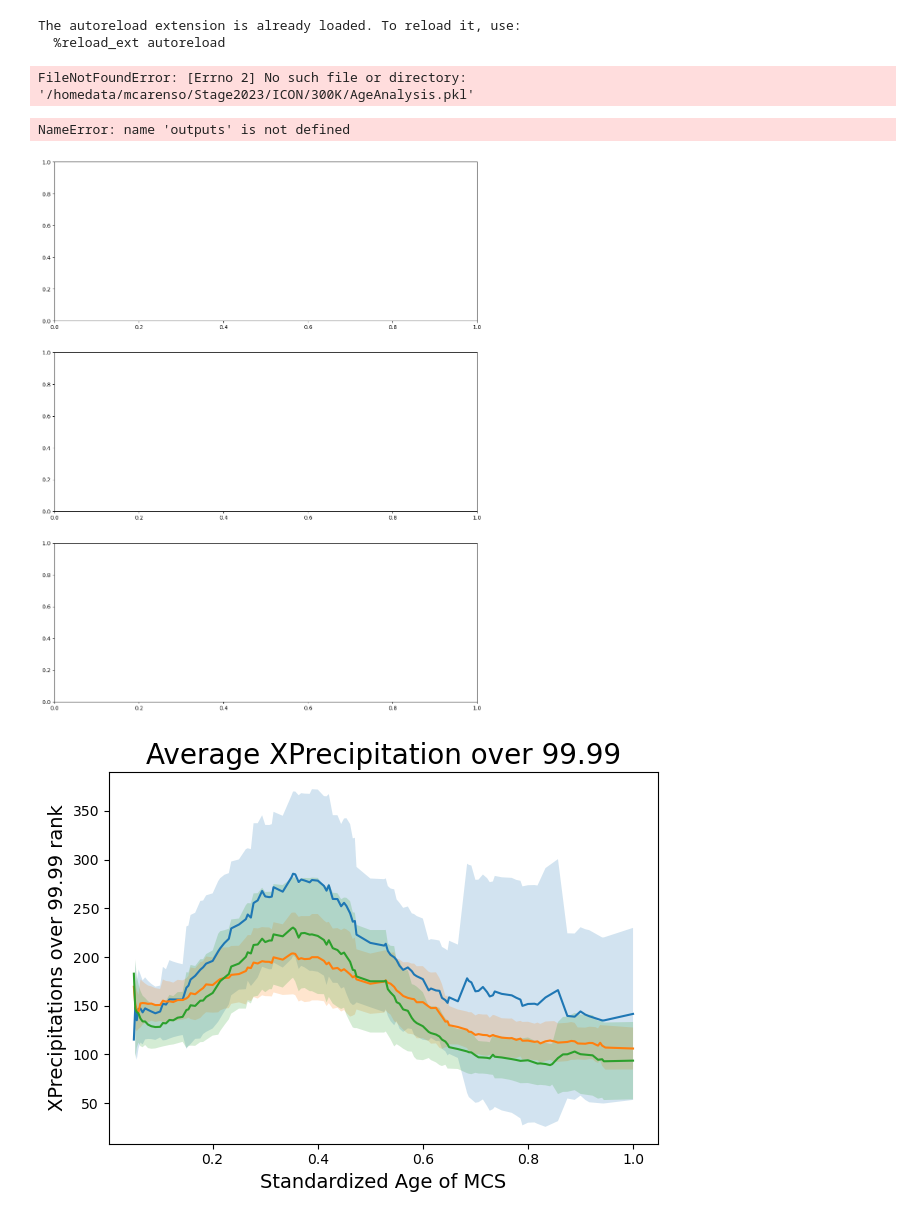
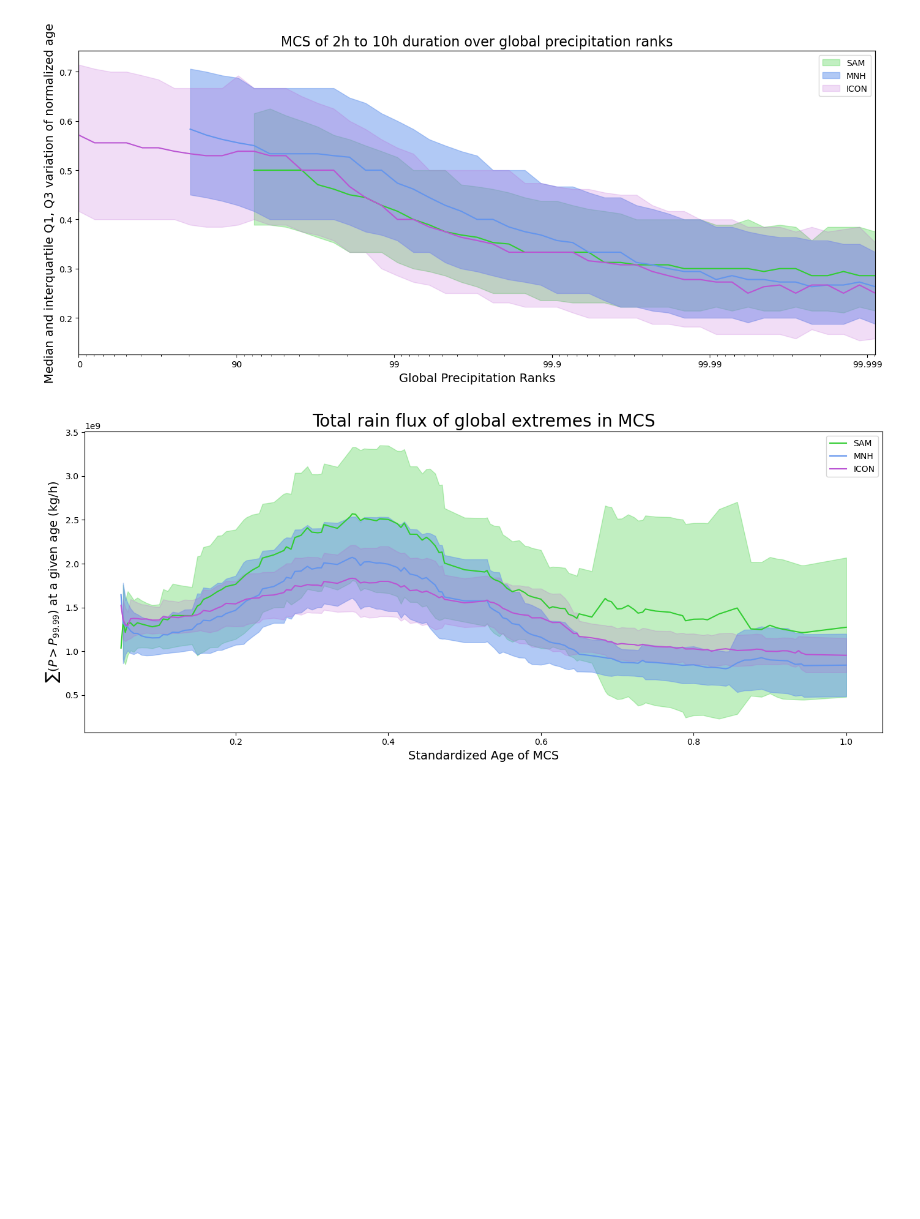
Before and after one commit to bfildier/stage-2023-multiscale-extremes, a Jupyter notebook: scripts/Figures_3simulations.ipynb, the cells around one changed output. Saved outputs shown, nothing was run; the diff lists cells and outputs as text; code cells hidden in the pictures; blank space fills up the shorter version.

```diff
--- a/scripts/Figures_3simulations.ipynb
+++ b/scripts/Figures_3simulations.ipynb
@@ -10,12 +10,8 @@ from myImports import *
 output_SAM = pickle.load(open("/homedata/mcarenso/Stage2023/SAM/300K/AgeAnalysis.pkl", "rb"))
 output_ICON = pickle.load(open("/homedata/mcarenso/Stage2023/ICON/300K/AgeAnalysis.pkl", "rb"))
 output_MESONH = pickle.load(open("/homedata/mcarenso/Stage2023/MESONH/300K/AgeAnalysis.pkl", "rb"))
-outputs = [output_SAM, output_ICON, output_MESONH]
+outputs = [output_SAM, output_MESONH, output_ICON]
 #Ages_over_bins, Ages_of_Xprecip, Xprecip_over_ages, Xprecip_counts, Ages_per_duration in each output
-# %% [output]
-The autoreload extension is already loaded. To reload it, use:
-  %reload_ext autoreload
-FileNotFoundError: [Errno 2] No such file or directory: '/homedata/mcarenso/Stage2023/ICON/300K/AgeAnalysis.pkl'
 # %%
 figures_SAM_path = "/homedata/mcarenso/Stage2023/SAM/300K/Figures/"
 figures_ICON_path = "/homedata/mcarenso/Stage2023/ICON/300K/Figures/"
@@ -32,53 +28,77 @@ distrib_MESONH = pickle.load(open(distrib_MESONH_path, "rb"))
 distrib_ICON = pickle.load(open(distrib_ICON_path, "rb"))
 distrib_SAM = pickle.load(open(distrib_SAM_path, "rb"))
 
-distribs = [distrib_SAM, distrib_ICON, distrib_MESONH]
+distribs = [distrib_SAM, distrib_MESONH, distrib_ICON]
+# %%
+def get_data_from_output(dist, output):
+    Q1, median, Q3 = [], [], []
+    ages_over_bins = output[0]
+    for bin_ages in ages_over_bins:
+        if len(bin_ages) == 0:
+            Q1.append(np.nan)
+            median.append(np.nan)
+            Q3.append(np.nan)
+        else:
+            q1, med, q3 = np.quantile(bin_ages, [0.25, 0.5, 0.75])
+            Q1.append(q1)
+            median.append(med)
+            Q3.append(q3)
+    Q1 = np.array(Q1)
+    median = np.array(median)
+    Q3 = np.array(Q3)
+    return Q1, median, Q3
 # %%
 %matplotlib inline
+import matplotlib.pyplot as plt
+import numpy as np
 
-fig, axs = plt.subplots(nrows=3, ncols=1, figsize=(14, 18))
+fig, ax = plt.subplots(nrows=1, ncols=1, figsize=(14, 6))
 
-for idx, dist, output, ax in zip(range(0, len(distribs)), distribs, outputs, axs):
-    Q1, median, Q3 = np.quantile([output[0][i] for i in range(len(output[0]))], [0.25, 0.5, 0.75])
+x = distribs[0].ranks
+setXaxisIL(ax, x)
+ax_show = ax.twiny()
 
-    x = dist.ranks
+colors = ['limegreen', 'cornflowerblue', 'mediumorchid']
+alpha_values = [0.3, 0.5, 0.2]
 
-    setXaxisIL(ax, x)
-    ax_show = ax.twiny()
-    ax_show.plot(x, y= median)
-    ax_show.fill_between(x, Q1, Q3, alpha=0.3)
-    ax_show.set_xticks([])
+for idx, dist, output, color, alpha in zip(range(0, len(distribs)), distribs, outputs, colors, alpha_values):
+    Q1, median, Q3 = get_data_from_output(dist, output)
 
-    ax.set_xlabel("Native Precipitation Ranks", fontsize=14)
-    ax.set_ylabel(f"Normalized age of MCS contributing to global extreme", fontsize=14)
-    ax.set_title(f"{sim_names[idx]} MCS of 2h to 10h duration over native rain ranks", fontsize=16)
+    fillBetweenQuartilesShowData(ax_show, x, median, Q1, Q3, rankmin=0, rankmax=99.999, color=color, alpha=alpha, label=sim_names[idx])
+
+ax_show.set_xticks([])
+ax.set_xlabel("Global Precipitation Ranks", fontsize=14)
+ax.set_ylabel("Median and interquartile Q1, Q3 variation of normalized age", fontsize=14)
+ax.set_title("MCS of 2h to 10h duration over global precipitation ranks", fontsize=16)
 
 plt.tight_layout()
 plt.savefig(figures_All_path + "Ages_over_bins.png", dpi=300)
+plt.legend()
 plt.show()
 # %% [output]
-NameError: name 'outputs' is not defined
-[figure, old version]
+[figure, new version]
 # %%
 import pandas as pd
 import matplotlib.pyplot as plt
 
-for i, output in enumerate(outputs):
+plt.figure(figsize=(14, 6))
+for i, output, color, alpha in zip(range(len(outputs)), outputs, colors, alpha_values):
     #retrieve data out of output
     Xprecip_over_ages = output[2]
     Ages_of_Xprecip = output[1]
     # Calculate moving average
     window_width = 20  # Change this value to adjust the width of the moving average
-    rolling_average = pd.Series(Xprecip_over_ages).rolling(window=window_width, min_periods=1).mean()
-    rolling_std = pd.Series(Xprecip_over_ages).rolling(window=window_width, min_periods=1).std()
+    rolling_average = pd.Series(Xprecip_over_ages).rolling(window=window_width, min_periods=1).mean()*9*1e6
+    rolling_std = pd.Series(Xprecip_over_ages).rolling(window=window_width, min_periods=1).std()*9*1e6
     # Plot the moving average
-    plt.plot(Ages_of_Xprecip, rolling_average, label = sim_names[i])
-    plt.fill_between(Ages_of_Xprecip, rolling_average - rolling_std, rolling_average + rolling_std, alpha=0.2)
+    plt.plot(Ages_of_Xprecip, rolling_average, label = sim_names[i], color = color)
+    plt.fill_between(Ages_of_Xprecip, rolling_average - rolling_std, rolling_average + rolling_std, color = color, alpha= alpha)
 plt.xlabel('Standardized Age of MCS', fontsize=14)
-plt.ylabel('XPrecipitations over 99.99 rank', fontsize=14)
-plt.title('Average XPrecipitation over 99.99', fontsize=20)
+plt.ylabel(r'$\sum(P > P_{99.99})$ at a given age (kg/h)', fontsize=14) ## TODO : multiply by surface square (and pho constant)
+plt.title('Total rain flux of global extremes in MCS', fontsize=20)
 plt.tight_layout()
+plt.legend()
 plt.savefig(figures_All_path + "Xprecip_over_ages_width20.png", dpi = 300)
 plt.show()
 # %% [output]
-[figure, old version]
+[figure, new version]
```
Also changed, not shown: parts of 9 cells of this notebook, 8 other files.
